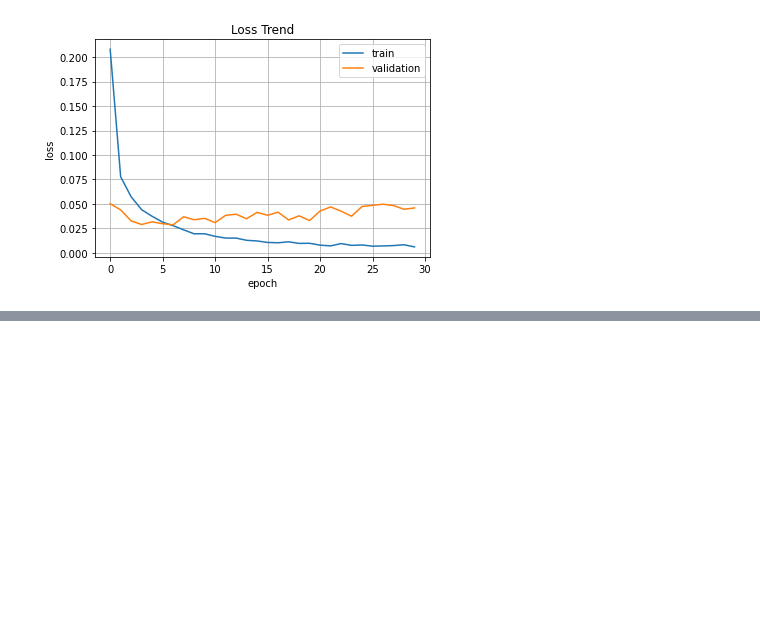
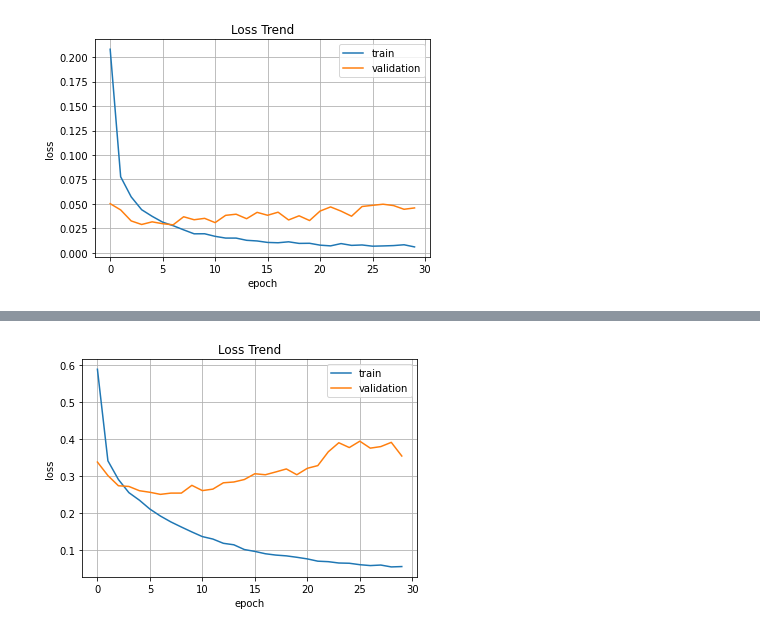
Before and after one commit to lee-kangpyo/pythonAI, a Jupyter notebook: 5딥러닝/CNN MNIST, Fashion MNIST.ipynb, the cells around one changed output, grey strips where cells are left out. Cells and saved outputs as stored; diff of their text form; code cells hidden in the pictures; blank space fills up the shorter version.

```diff
--- a/5딥러닝/CNN MNIST, Fashion MNIST.ipynb
+++ b/5딥러닝/CNN MNIST, Fashion MNIST.ipynb
@@ -106,0 +158,11 @@ plt.show()
+# %%
+plt.plot(hist.history["loss"])
+plt.plot(hist.history["val_loss"])
+plt.title("Loss Trend")
+plt.ylabel("loss")
+plt.xlabel("epoch")
+plt.legend(["train", "validation"], loc="best")
+plt.grid()
+plt.show()
+# %% [output]
+[figure, added]
```
Also changed, not shown: parts of 4 cells of this notebook, 1 other file.
